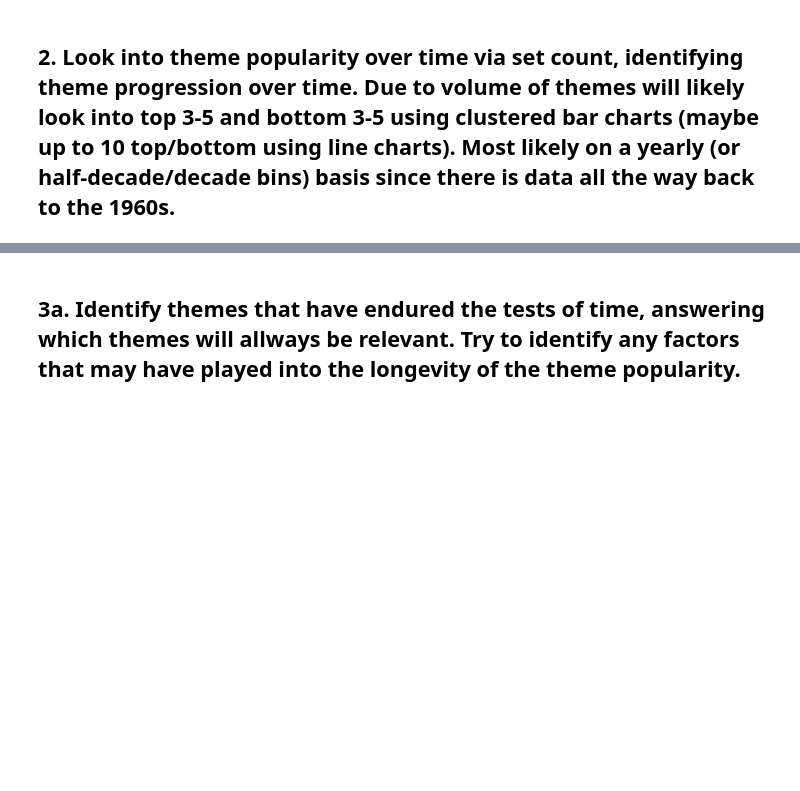
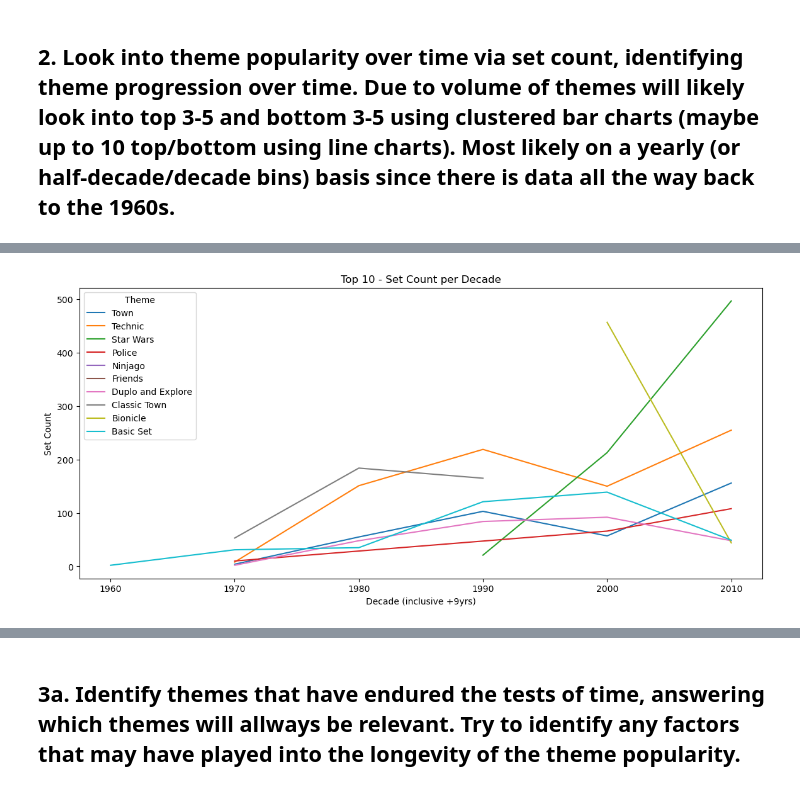
Before and after one commit to david423br/david-ruiz-capstone-ddr14, a Jupyter notebook: notebook/Lego_Capstone.ipynb, the cells around one changed output, grey strips where cells are left out. Saved outputs shown, nothing was run; the diff lists cells and outputs as text; code cells hidden in the pictures; blank space fills up the shorter version.

```diff
--- a/notebook/Lego_Capstone.ipynb
+++ b/notebook/Lego_Capstone.ipynb
@@ -205,0 +207,3 @@ story_1_df
+# %%
+decade_df = story_1_df.groupby(['theme', 'decade']).count().sort_values('theme', ascending=False).reset_index()
+decade_df
@@ -205,0 +238,6 @@ story_1_df
+# %%
+top_10_theme = sets_per_theme_desc['theme'].head(10)
+
+decade_df = decade_df[decade_df['theme'].isin(top_10_theme)]
+
+decade_df = decade_df.loc[decade_df['decade'] != 2020]
@@ -205,0 +278,11 @@ story_1_df
+# %%
+plt.figure(figsize=(14, 6))
+sns.lineplot(x = decade_df.decade, y = decade_df.set_num, hue = decade_df.theme)
+plt.ylabel("Set Count")
+plt.xlabel("Decade (inclusive +9yrs)")
+plt.title("Top 10 - Set Count per Decade")
+plt.legend(title="Theme")
+plt.savefig('set_count_by_decade.png', bbox_inches = 'tight', transparent=True)
+plt.show()
+# %% [output]
+[figure, added]
```
Also changed, not shown: parts of 7 cells of this notebook, 1 other file.
